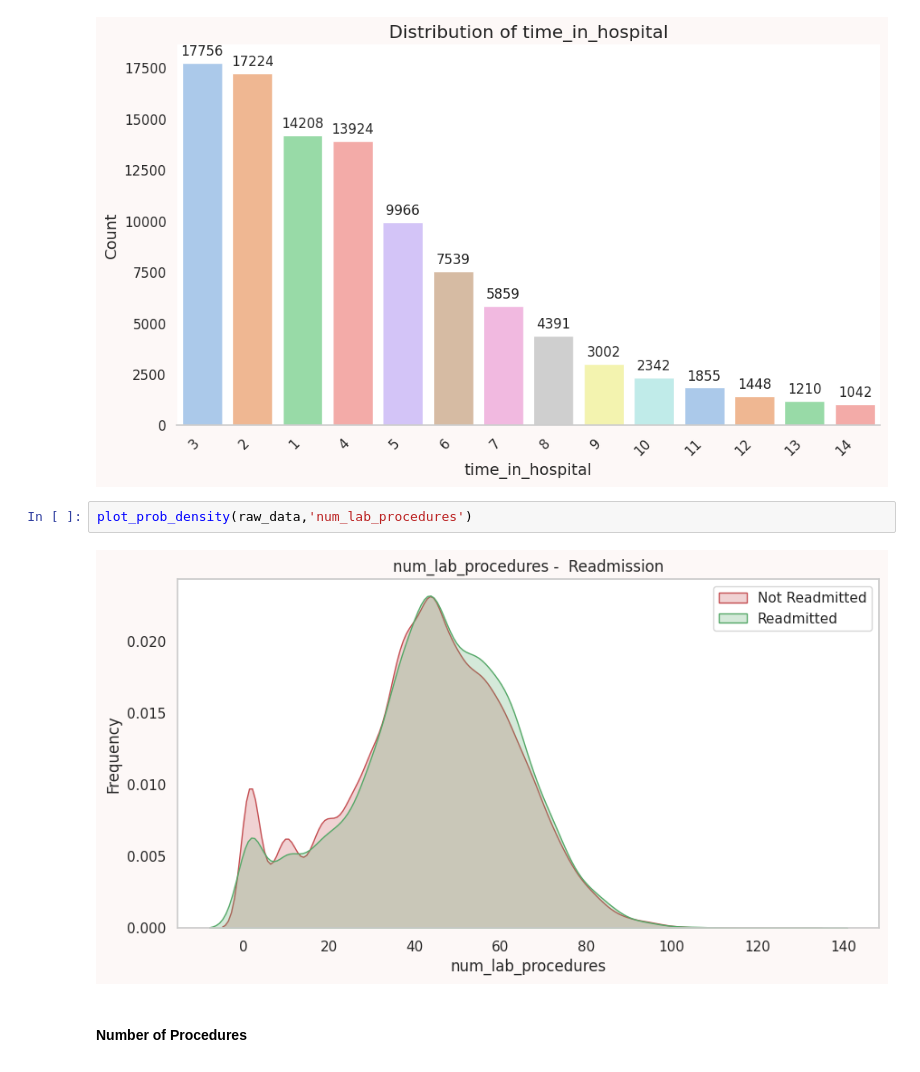
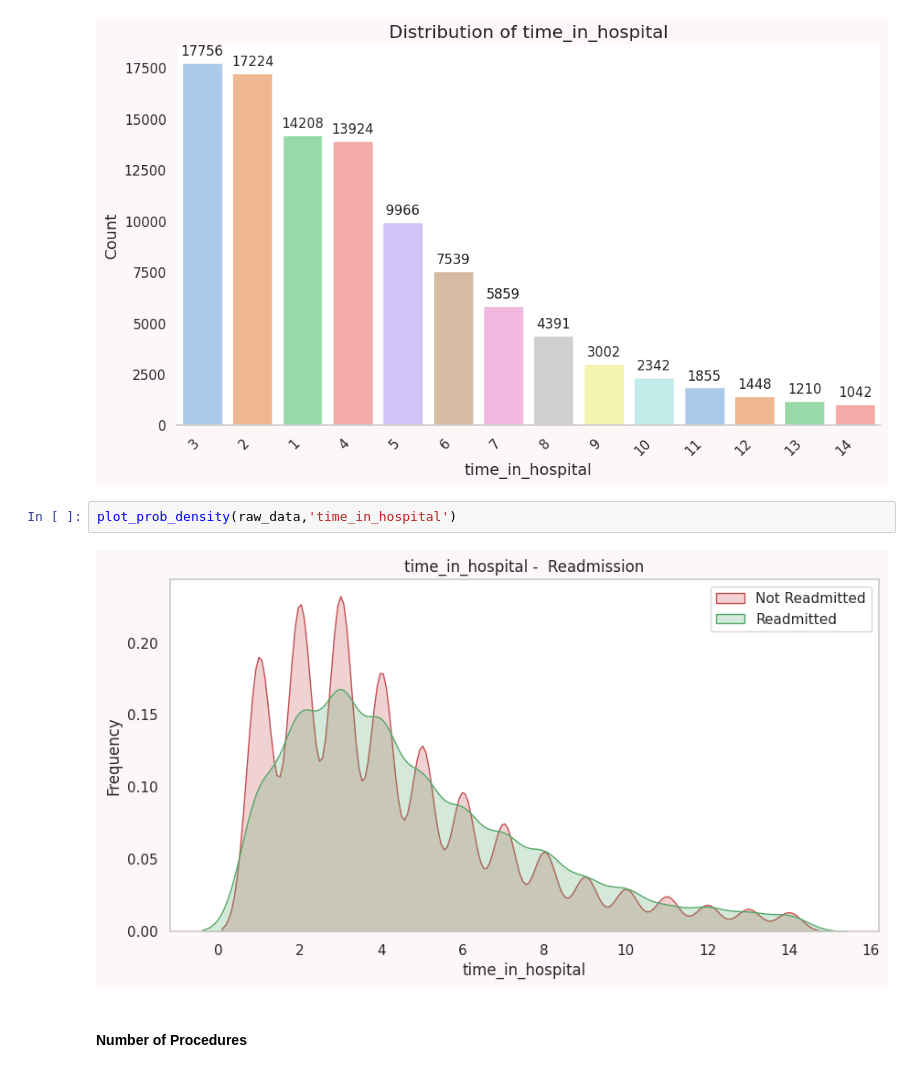
Before and after one commit to AliMO77/DMAKD, a Jupyter notebook: Diabetes.ipynb, the cells around one changed output. Saved outputs shown, nothing was run; the diff lists cells and outputs as text.

```diff
--- a/Diabetes.ipynb
+++ b/Diabetes.ipynb
@@ -349,9 +354,9 @@ plot_feature_distribution(raw_data,'time_in_hospital')
 # %% [output]
 [figure]
 # %%
-plot_prob_density(raw_data,'num_lab_procedures')
+plot_prob_density(raw_data,'time_in_hospital')
 # %% [output]
-[figure, old version]
+[figure, new version]
 # %% [markdown]
 #### Number of Procedures
 # %%
```
Also changed, not shown: parts of 36 cells of this notebook, 1 other file.
